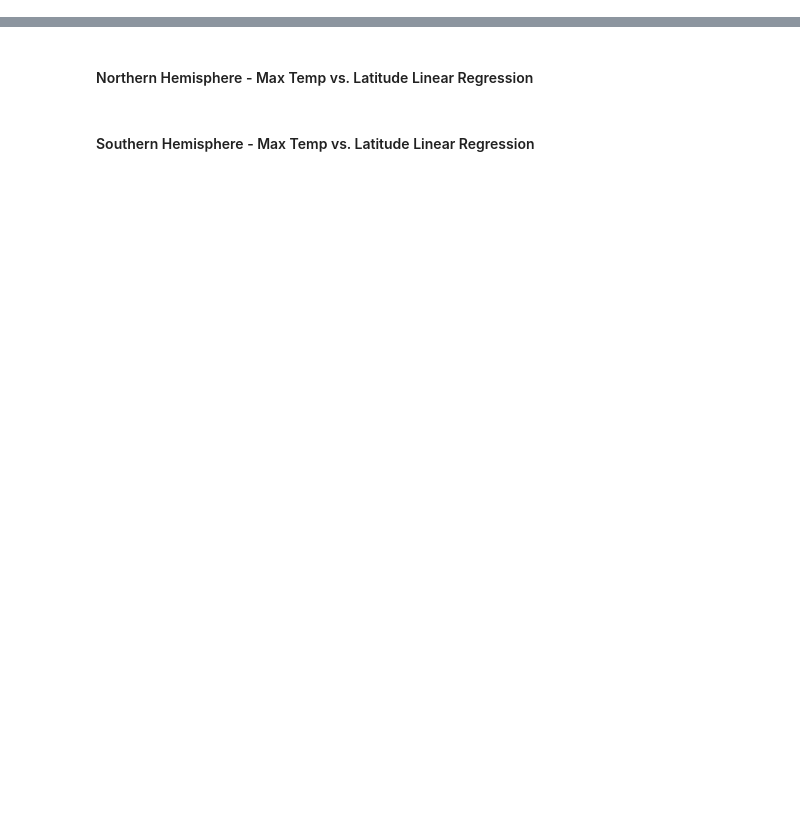
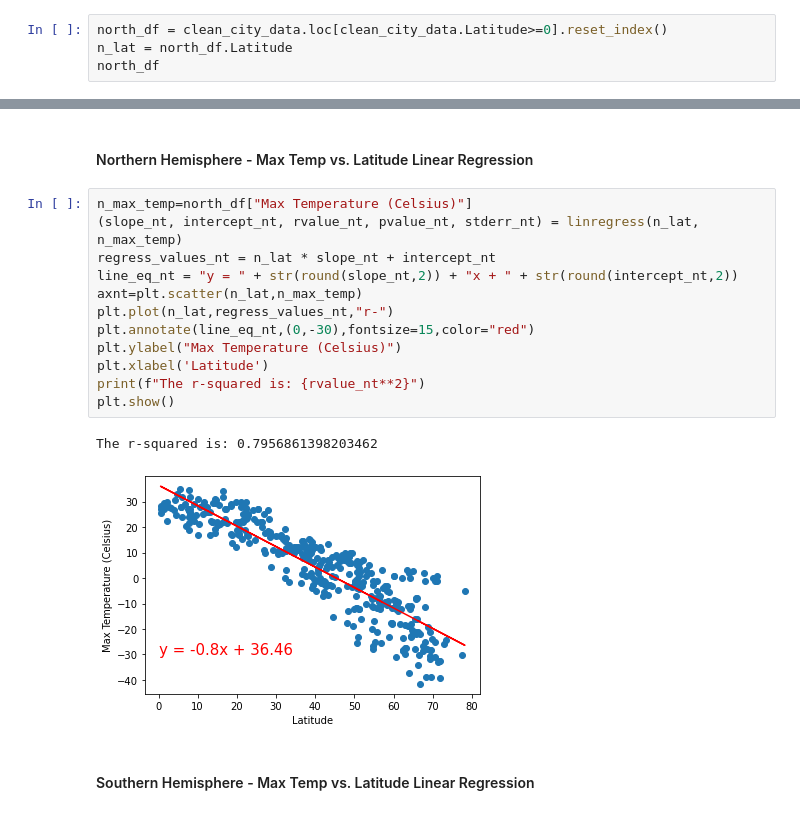
Before and after one commit to georgiafbi/python-api-challenge, a Jupyter notebook: WeatherPy.ipynb, the cells around one changed output, grey strips where cells are left out. Saved outputs shown, nothing was run; the diff lists cells and outputs as text; blank space fills up the shorter version.

Commit message:
Scatter and Linear Regression Plots added.

```diff
--- a/WeatherPy.ipynb
+++ b/WeatherPy.ipynb
@@ -203,2 +203,6 @@ plt.show()
 # %% [markdown]
 ## Linear Regression
+# %%
+north_df = clean_city_data.loc[clean_city_data.Latitude>=0].reset_index()
+n_lat = north_df.Latitude
+north_df
@@ -205,4 +241,19 @@ plt.show()
 # %% [markdown]
 ####  Northern Hemisphere - Max Temp vs. Latitude Linear Regression
+# %%
+n_max_temp=north_df["Max Temperature (Celsius)"]
+(slope_nt, intercept_nt, rvalue_nt, pvalue_nt, stderr_nt) = linregress(n_lat, n_max_temp)
+regress_values_nt = n_lat * slope_nt + intercept_nt
+line_eq_nt = "y = " + str(round(slope_nt,2)) + "x + " + str(round(intercept_nt,2))
+axnt=plt.scatter(n_lat,n_max_temp)
+plt.plot(n_lat,regress_values_nt,"r-")
+plt.annotate(line_eq_nt,(0,-30),fontsize=15,color="red")
+plt.ylabel("Max Temperature (Celsius)")
+plt.xlabel('Latitude')
+print(f"The r-squared is: {rvalue_nt**2}")
+plt.show()
+# %% [output]
+The r-squared is: 0.7956861398203462
+[figure, added]
 # %% [markdown]
 ####  Southern Hemisphere - Max Temp vs. Latitude Linear Regression
```
Also changed, not shown: parts of 17 cells of this notebook, 6 other files.
